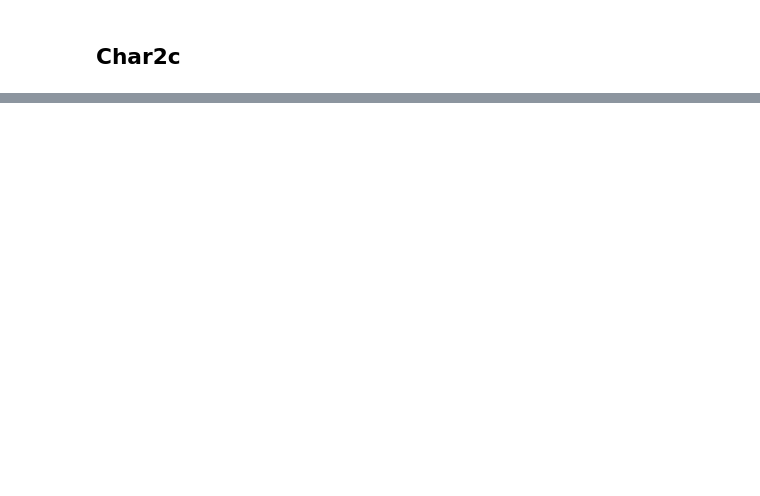
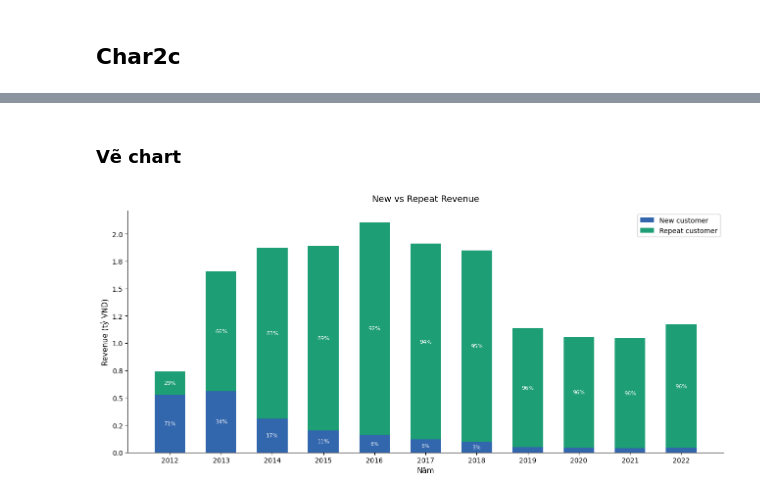
Before and after one commit to MinhCYB/BountyHunter, a Jupyter notebook: notebooks/Story2.ipynb, the cells around one changed output, grey strips where cells are left out. Drawn from its saved outputs; the diff is of its cells as text; code cells hidden in the pictures; blank space fills up the shorter version.

```diff
--- a/notebooks/Story2.ipynb
+++ b/notebooks/Story2.ipynb
@@ -463,0 +630,47 @@ plt.show()
+# %% [markdown]
+### Vẽ chart
+# %%
+C_NEW    = '#3266ad'
+C_REPEAT = '#1D9E75'
+
+years = rev.index.tolist()
+new_rev    = rev['New customer'] / 1e9
+repeat_rev = rev['Repeat customer'] / 1e9
+
+fig, ax = plt.subplots(figsize=(13, 6))
+
+bars_new    = ax.bar(years, new_rev,    color=C_NEW,    label='New customer',    width=0.6)
+bars_repeat = ax.bar(years, repeat_rev, color=C_REPEAT, label='Repeat customer', width=0.6,
+                     bottom=new_rev)
+
+# Ghi % lên từng segment
+for i, year in enumerate(years):
+    pn = rev.loc[year, 'pct_new']
+    pr = rev.loc[year, 'pct_repeat']
+    nv = new_rev.iloc[i]
+    rv = repeat_rev.iloc[i]
+
+    # % new (trong bar xanh dương) — chỉ hiện nếu đủ cao
+    if nv > 0.05:
+        ax.text(year, nv / 2, f'{pn:.0f}%',
+                ha='center', va='center', fontsize=8,
+                color='white', fontweight='500')
+    # % repeat (trong bar xanh lá)
+    if rv > 0.05:
+        ax.text(year, nv + rv / 2, f'{pr:.0f}%',
+                ha='center', va='center', fontsize=8,
+                color='white', fontweight='500')
+
+ax.set_xlabel('Năm', fontsize=11)
+ax.set_ylabel('Revenue (tỷ VND)', fontsize=11)
+ax.set_title('New vs Repeat Revenue',
+             fontsize=13, fontweight='500', pad=14)
+ax.set_xticks(years)
+ax.yaxis.set_major_formatter(mticker.FuncFormatter(lambda x, _: f'{x:.1f}'))
+ax.legend(fontsize=10, frameon=True, framealpha=0.9)
+sns.despine()
+plt.tight_layout()
+plt.savefig("../reports/figures/chart2c.png")
+plt.show()
+# %% [output]
+[figure, added]
```
Also changed, not shown: parts of 16 cells of this notebook, 5 other files.
